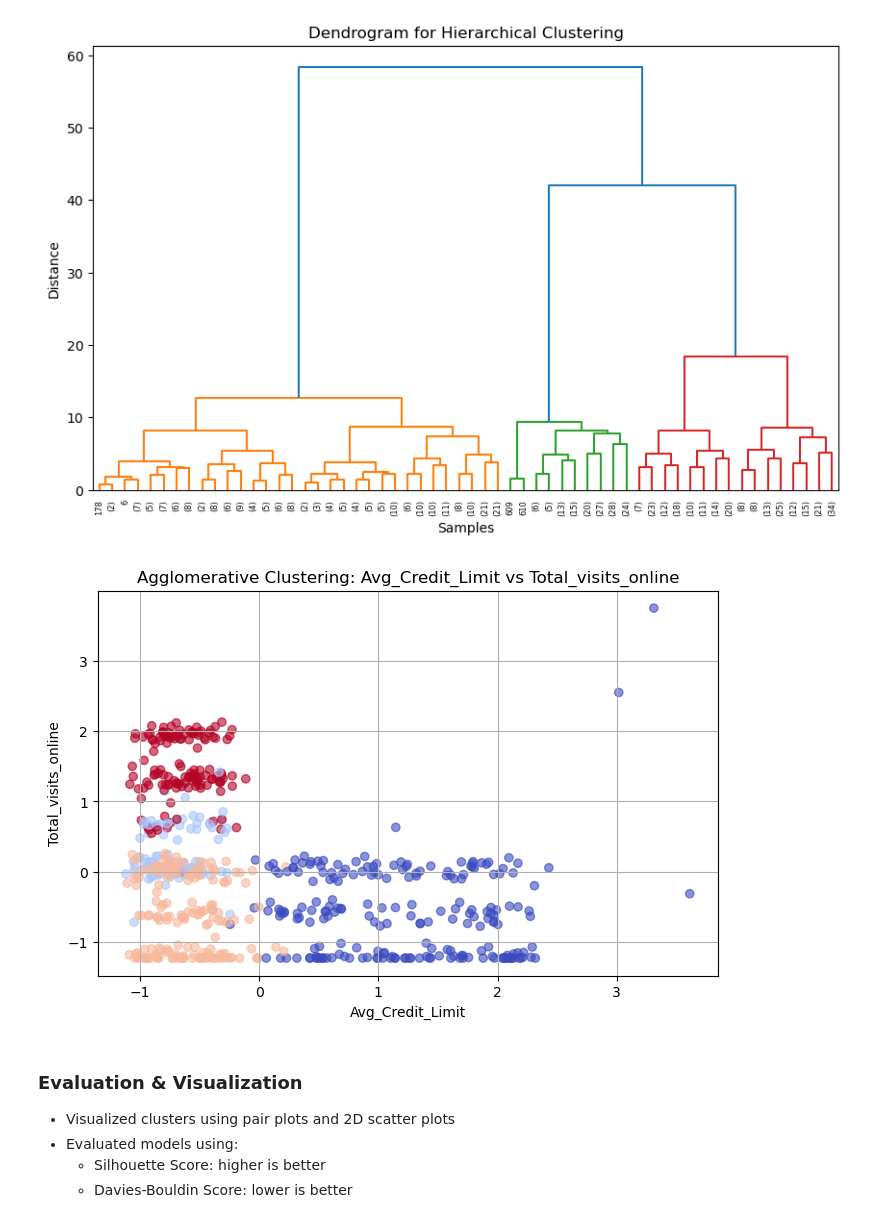
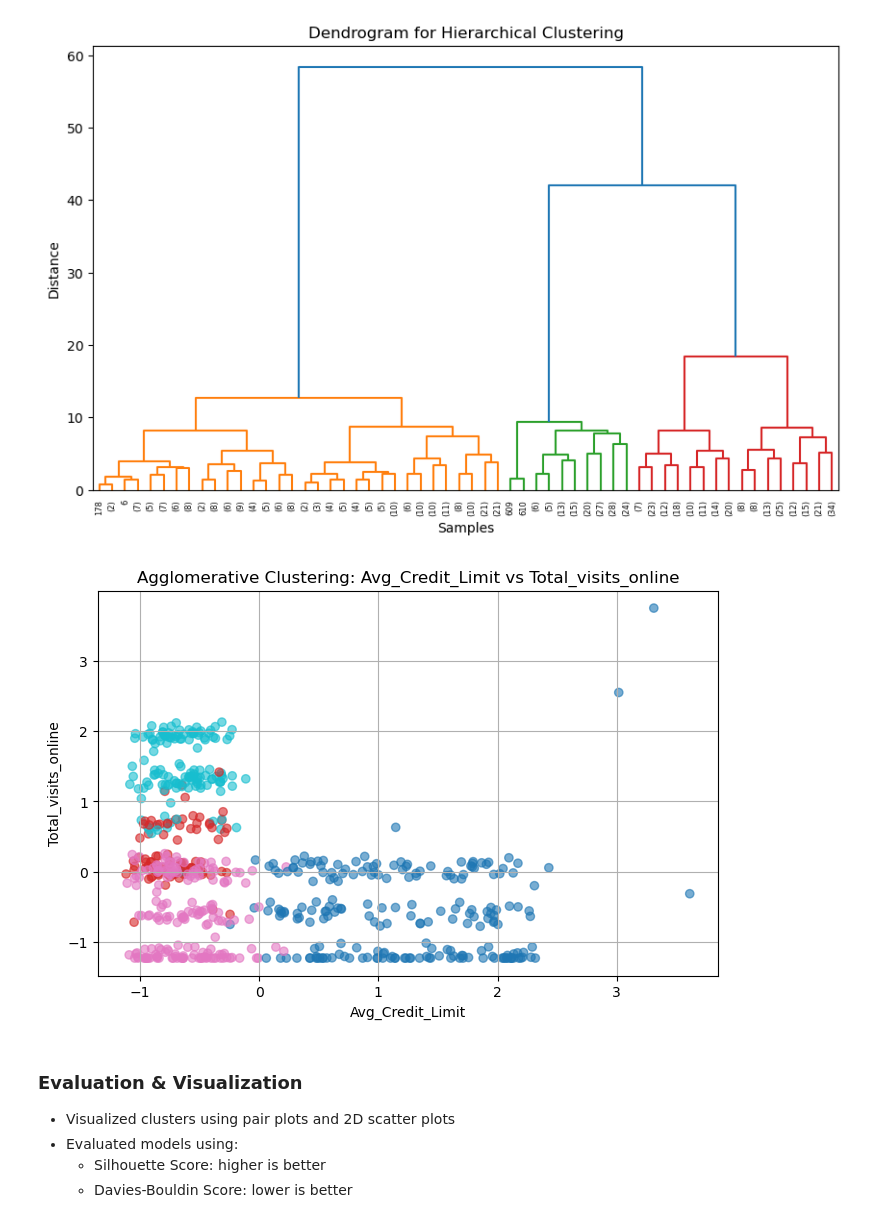
Before and after one commit to Margi3K/CSB320_P3, a Jupyter notebook: credit_card_analysis.ipynb, the cells around one changed output. Drawn from its saved outputs; the diff is of its cells as text; code cells hidden in the pictures.

```diff
--- a/credit_card_analysis.ipynb
+++ b/credit_card_analysis.ipynb
@@ -96,20 +113,27 @@ plt.show()
 # %%
 # Agglomerative Clustering
 agg = AgglomerativeClustering(n_clusters=4)
-df_scaled['Cluster_Hierarchical'] = agg.fit_predict(df_scaled.drop(columns=['Cluster']))  # Drop KMeans label
+df_scaled["Cluster_Hierarchical"] = agg.fit_predict(
+    df_scaled.drop(columns=["Cluster"])
+)
 # %%
 # Scatter plot
 
 plt.figure(figsize=(8, 5))
-plt.scatter(df_scaled['Avg_Credit_Limit'], df_scaled['Total_visits_online'],
-            c=df_scaled['Cluster_Hierarchical'], cmap='coolwarm', alpha=0.6)
+plt.scatter(
+    df_scaled["Avg_Credit_Limit"],
+    df_scaled["Total_visits_online"],
+    c=df_scaled["Cluster_Hierarchical"],
+    cmap="tab10",
+    alpha=0.6,
+)
 plt.title("Agglomerative Clustering: Avg_Credit_Limit vs Total_visits_online")
 plt.xlabel("Avg_Credit_Limit")
 plt.ylabel("Total_visits_online")
 plt.grid(True)
 plt.show()
 # %% [output]
-[figure, old version]
+[figure, new version]
 # %% [markdown]
 ### Evaluation & Visualization
 
```
Also changed, not shown: parts of 10 cells of this notebook.
